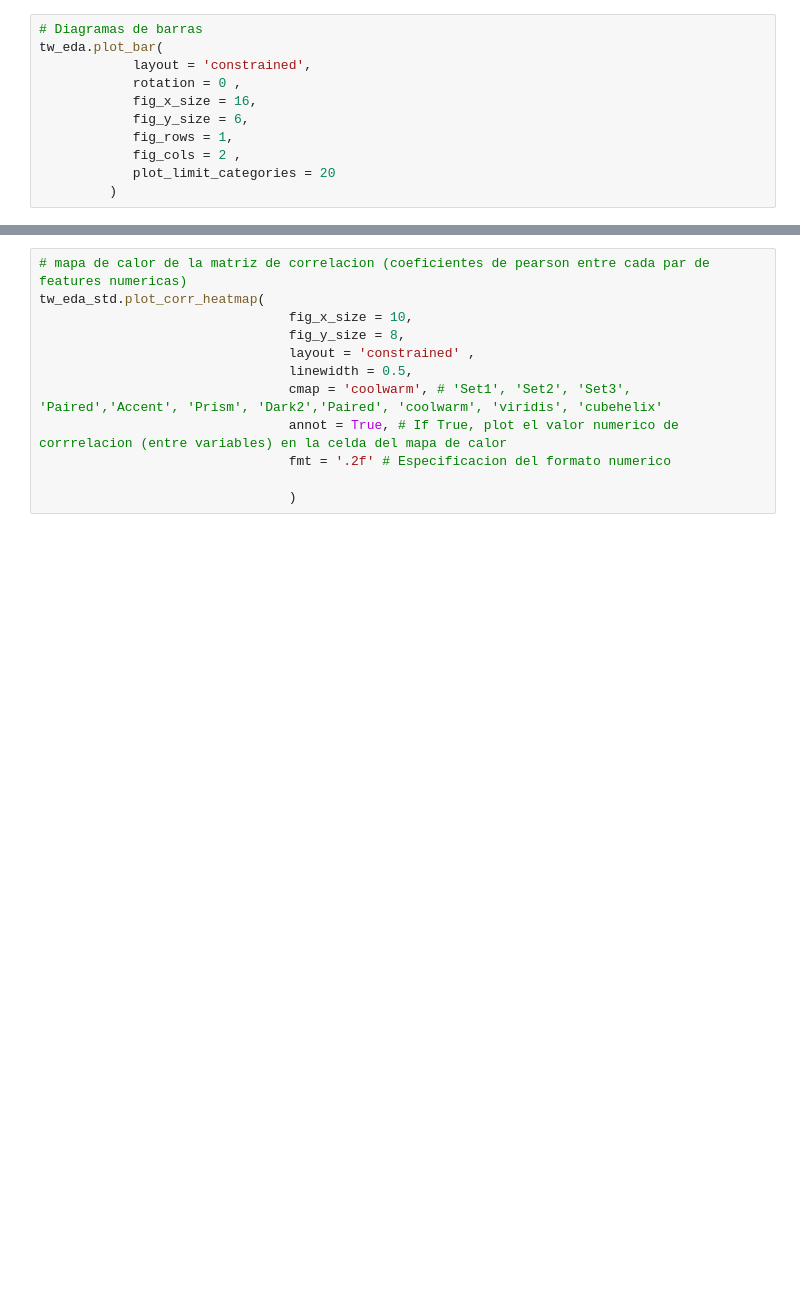
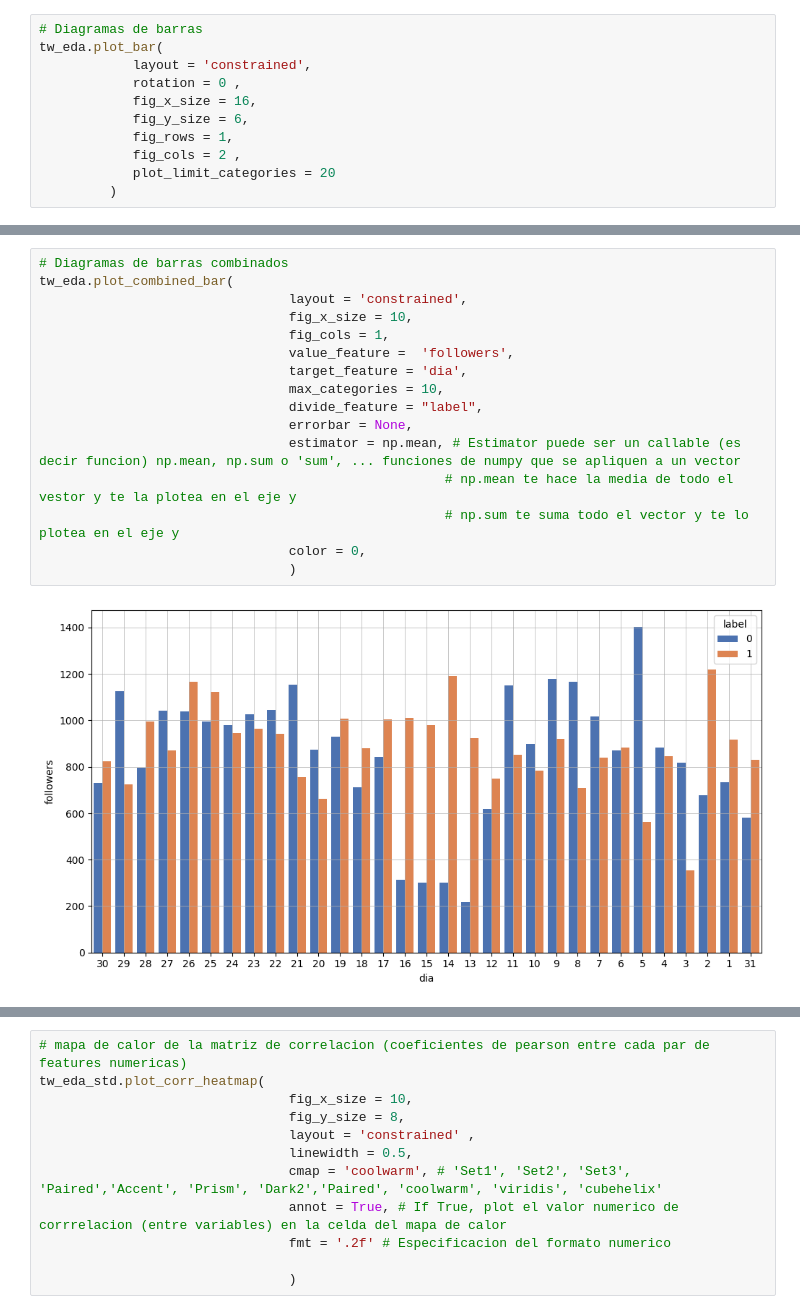
Before and after one commit to kokeitor/Twitter-Mental-Health-Classification, a Jupyter notebook: tw_classification_kaggle.ipynb, the cells around one changed output, grey strips where cells are left out. Cells and saved outputs as stored; diff of their text form; blank space fills up the shorter version.

```diff
--- a/tw_classification_kaggle.ipynb
+++ b/tw_classification_kaggle.ipynb
@@ -249,3 +313,21 @@ tw_eda.plot_combined_bar(
+# %%
+# Diagramas de barras combinados
+tw_eda.plot_combined_bar(
+                                layout = 'constrained',
+                                fig_x_size = 10,
+                                fig_cols = 1,
+                                value_feature =  'followers',
+                                target_feature = 'dia',
+                                max_categories = 10,
+                                divide_feature = "label",
+                                errorbar = None,
+                                estimator = np.mean, # Estimator puede ser un callable (es decir funcion) np.mean, np.sum o 'sum', ... funciones de numpy que se apliquen a un vector
+                                                    # np.mean te hace la media de todo el vestor y te la plotea en el eje y
+                                                    # np.sum te suma todo el vector y te lo plotea en el eje y
+                                color = 0,
+                                )
+# %% [output]
+[figure, added]
 # %%
 ## Probamos a contar con cuantos registros nos quedariamos si quitasemos de los meses que no sean january y dec porque esos meses no tienen la label 1
 df_ = tw_eda.data[(tw_eda.data["nombre_mes"] == 'January') | (tw_eda.data["nombre_mes"] == 'December')]
```
Also changed, not shown: parts of 59 cells of this notebook, 1 other file.
